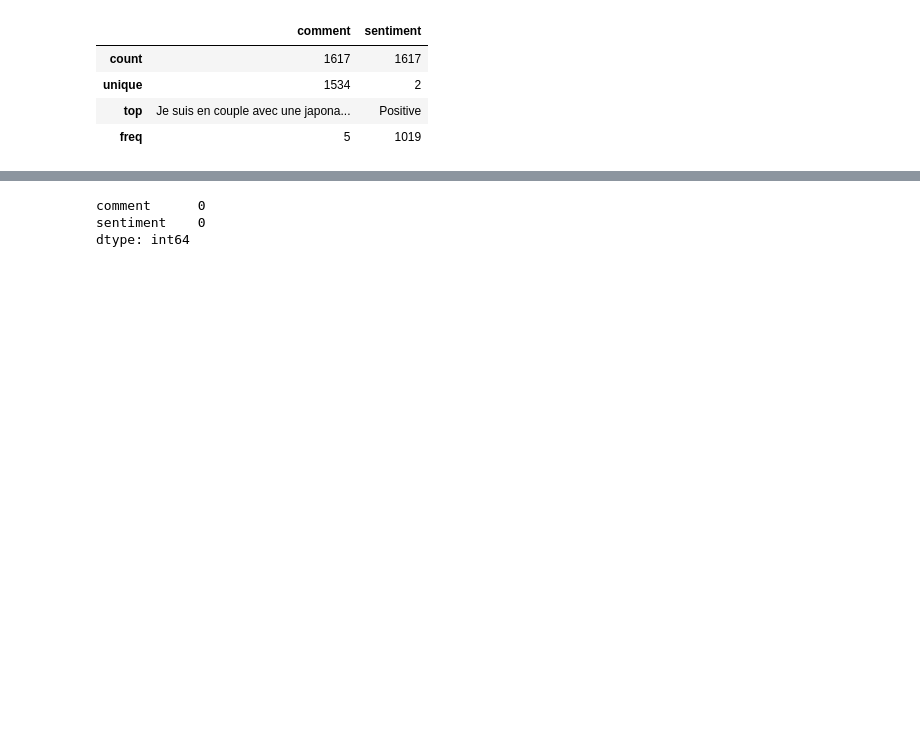
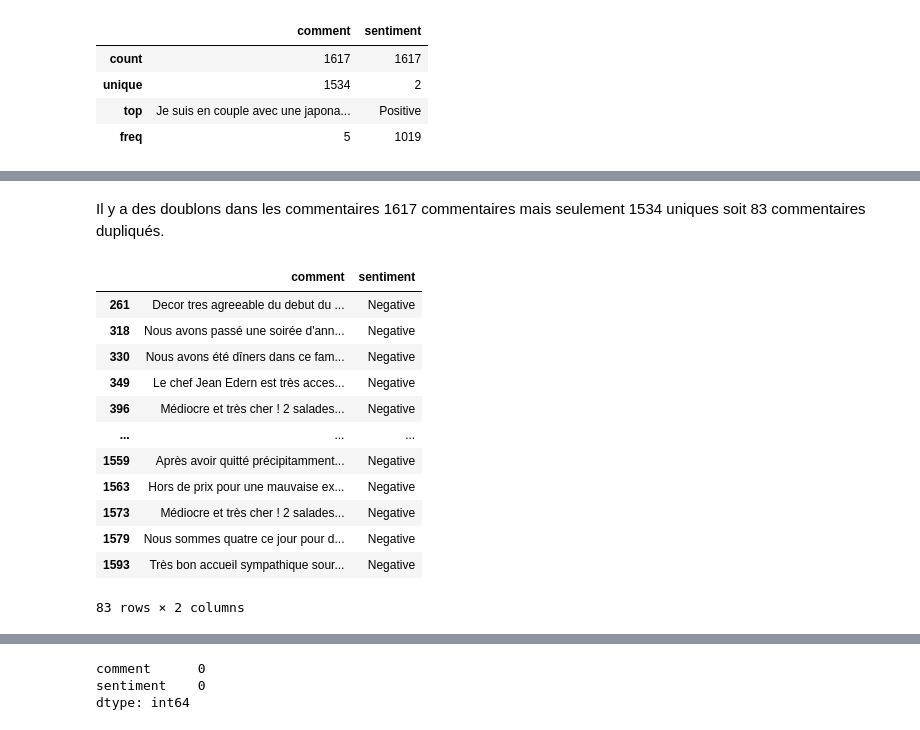
Before and after one commit to Nohossat/youtube_sentiment_analysis, a Jupyter notebook: analysis.ipynb, the cells around one changed output, grey strips where cells are left out. Drawn from its saved outputs; the diff is of its cells as text; code cells hidden in the pictures; blank space fills up the shorter version.

```diff
--- a/analysis.ipynb
+++ b/analysis.ipynb
@@ -36,0 +56,19 @@ df.describe()
+# %% [markdown]
+Il y a des doublons dans les commentaires 1617 commentaires mais seulement 1534 uniques soit 83 commentaires dupliqués.
+# %%
+duplicated_comments = df.loc[df.comment.duplicated(keep='first')]
+duplicated_comments
+# %% [output]
+|  | comment | sentiment |
+| 261 | Decor tres agreeable du debut du ... | Negative |
+| 318 | Nous avons passé une soirée d'ann... | Negative |
+| 330 | Nous avons été dîners dans ce fam... | Negative |
+| 349 | Le chef Jean Edern est très acces... | Negative |
+| 396 | Médiocre et très cher ! 2 salades... | Negative |
+| ... | ... | ... |
+| 1559 | Après avoir quitté précipitamment... | Negative |
+| 1563 | Hors de prix pour une mauvaise ex... | Negative |
+| 1573 | Médiocre et très cher ! 2 salades... | Negative |
+| 1579 | Nous sommes quatre ce jour pour d... | Negative |
+| 1593 | Très bon accueil sympathique sour... | Negative |
+83 rows × 2 columns
```
Also changed, not shown: parts of 42 cells of this notebook, 10 other files.
